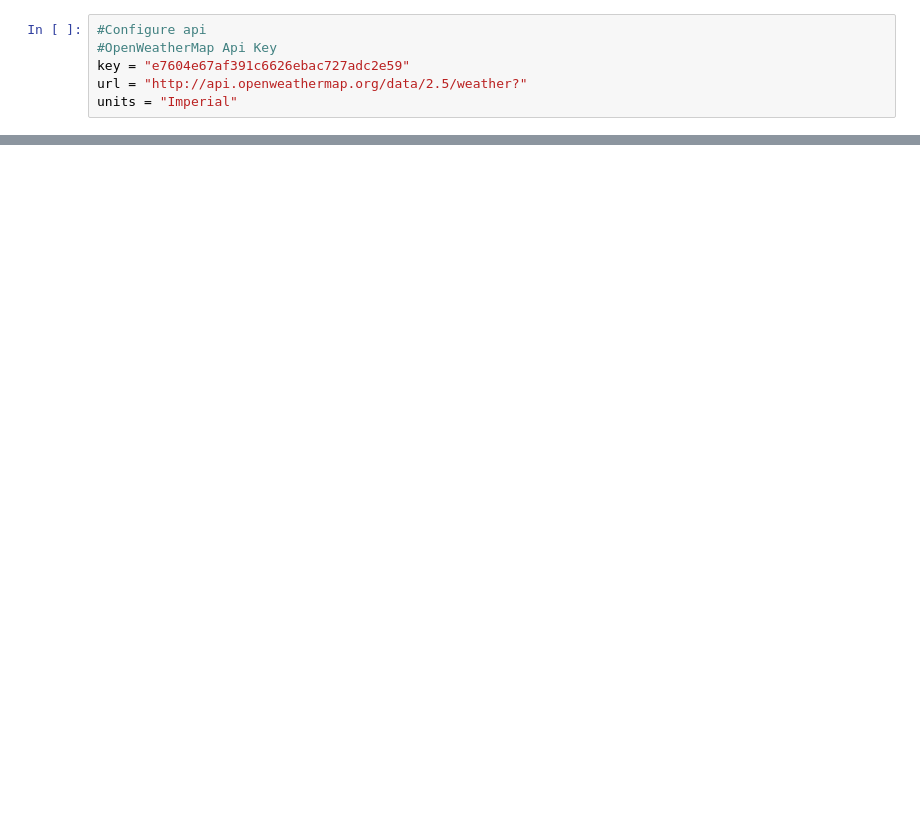
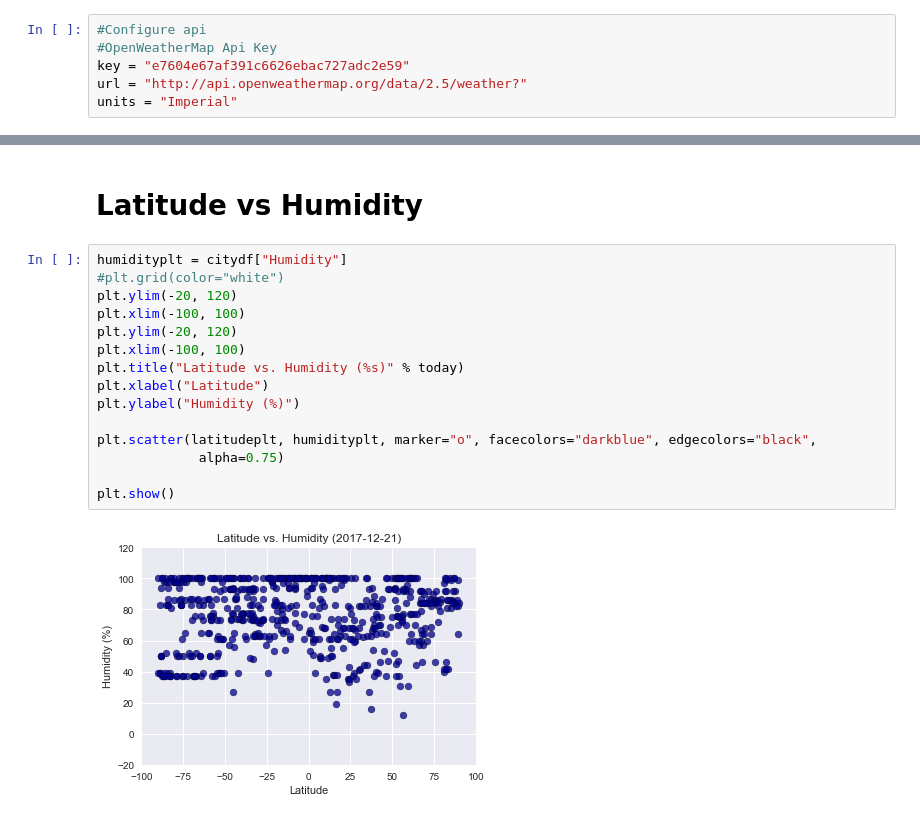
Before and after one commit to emilynassi/WeatherPy, a Jupyter notebook: WeatherPy.ipynb, the cells around one changed output, grey strips where cells are left out. Cells and saved outputs as stored; diff of their text form; blank space fills up the shorter version.

```diff
--- a/WeatherPy.ipynb
+++ b/WeatherPy.ipynb
@@ -109,0 +141,19 @@ citydf.head()
+# %% [markdown]
+# Latitude vs Humidity
+# %%
+humidityplt = citydf["Humidity"]
+#plt.grid(color="white")
+plt.ylim(-20, 120)
+plt.xlim(-100, 100)
+plt.ylim(-20, 120)
+plt.xlim(-100, 100)
+plt.title("Latitude vs. Humidity (%s)" % today)
+plt.xlabel("Latitude")
+plt.ylabel("Humidity (%)")
+
+plt.scatter(latitudeplt, humidityplt, marker="o", facecolors="darkblue", edgecolors="black",
+             alpha=0.75)
+
+plt.show()
+# %% [output]
+[figure, added]
```
Also changed, not shown: parts of 14 cells of this notebook, 5 other files.
